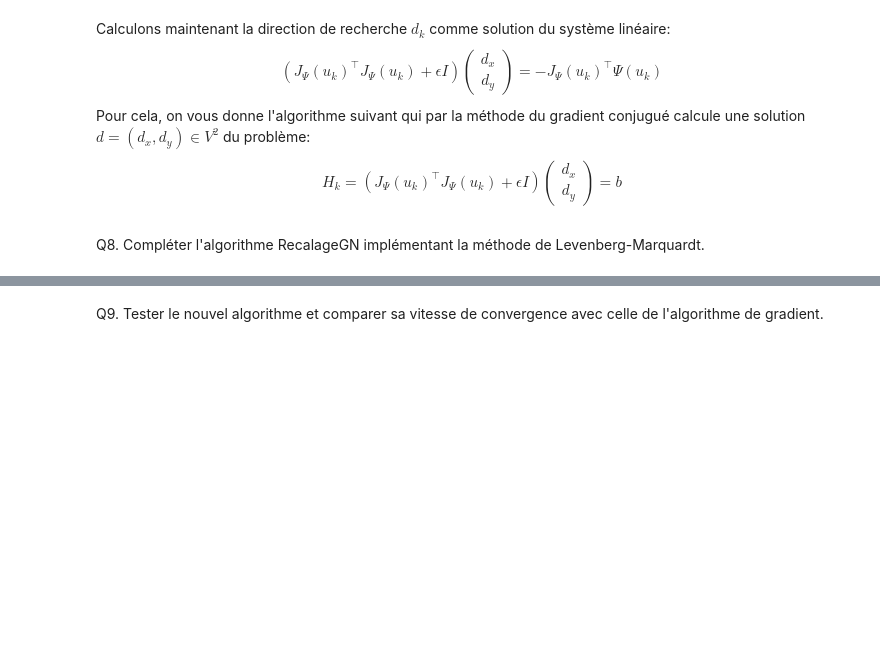
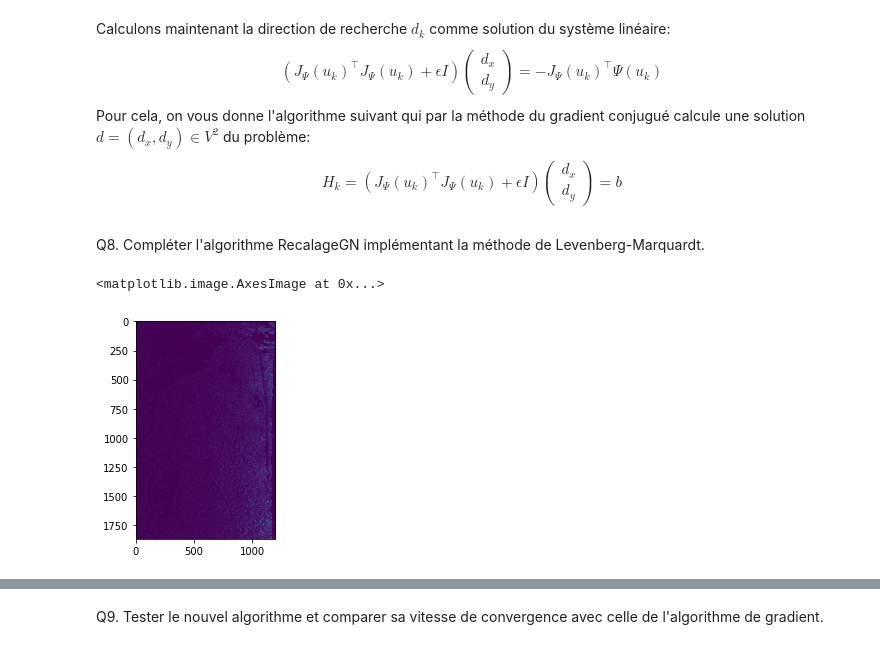
Before and after one commit to YamSok/CESBIO_BIOMASS, a Jupyter notebook: TP_Recalage3.ipynb, the cells around one changed output, grey strips where cells are left out. Saved outputs shown, nothing was run; the diff lists cells and outputs as text; code cells hidden in the pictures; blank space fills up the shorter version.

```diff
--- a/TP_Recalage3.ipynb
+++ b/TP_Recalage3.ipynb
@@ -416,0 +425,5 @@ def RecalageGN(f,g,lamb,mu,nitermax,stepini,epsi) :
+# %%
+plt.imshow(b2)
+# %% [output]
+<matplotlib.image.AxesImage at 0x...>
+[figure, added]
```
Also changed, not shown: parts of 12 cells of this notebook.
